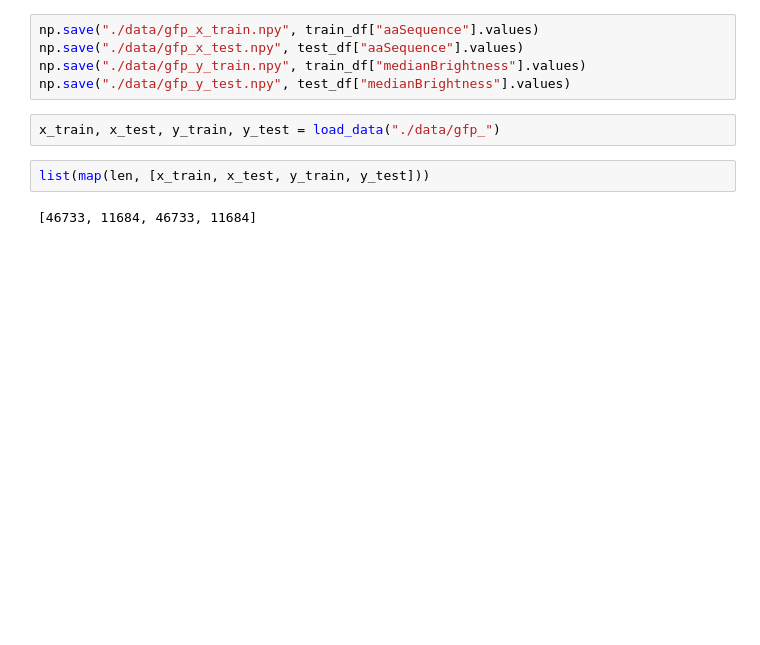
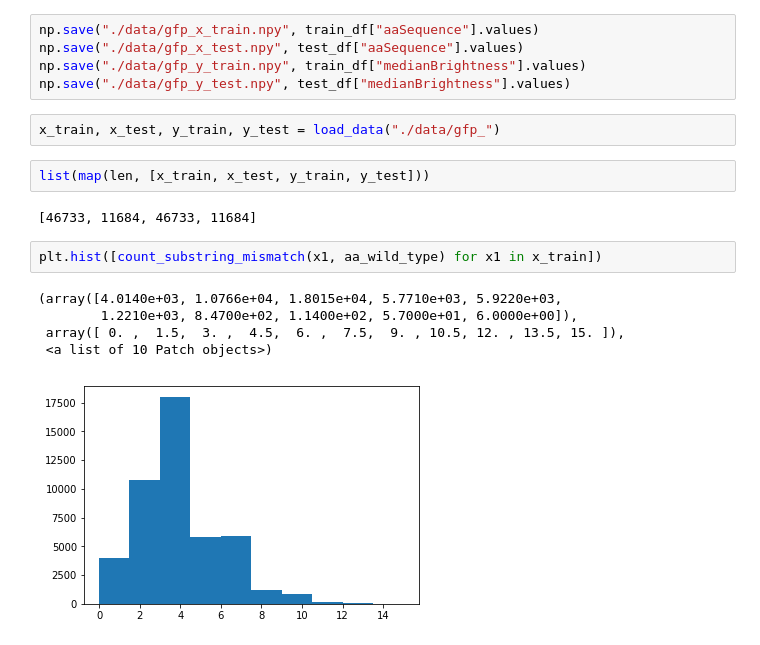
Before and after one commit to j316chuck/generative-model-experiments, a Jupyter notebook: random_experiments.ipynb, the cells around one changed output. Drawn from its saved outputs; the diff is of its cells as text; blank space fills up the shorter version.

```diff
--- a/random_experiments.ipynb
+++ b/random_experiments.ipynb
@@ -533,3 +534,11 @@ x_train, x_test, y_train, y_test = load_data("./data/gfp_")
 list(map(len, [x_train, x_test, y_train, y_test]))
 # %% [output]
 [46733, 11684, 46733, 11684]
+# %%
+plt.hist([count_substring_mismatch(x1, aa_wild_type) for x1 in x_train])
+# %% [output]
+(array([4.0140e+03, 1.0766e+04, 1.8015e+04, 5.7710e+03, 5.9220e+03,
+        1.2210e+03, 8.4700e+02, 1.1400e+02, 5.7000e+01, 6.0000e+00]),
+ array([ 0. ,  1.5,  3. ,  4.5,  6. ,  7.5,  9. , 10.5, 12. , 13.5, 15. ]),
+ <a list of 10 Patch objects>)
+[figure, added]
```
Also changed, not shown: parts of 20 cells of this notebook, 25 other files.
